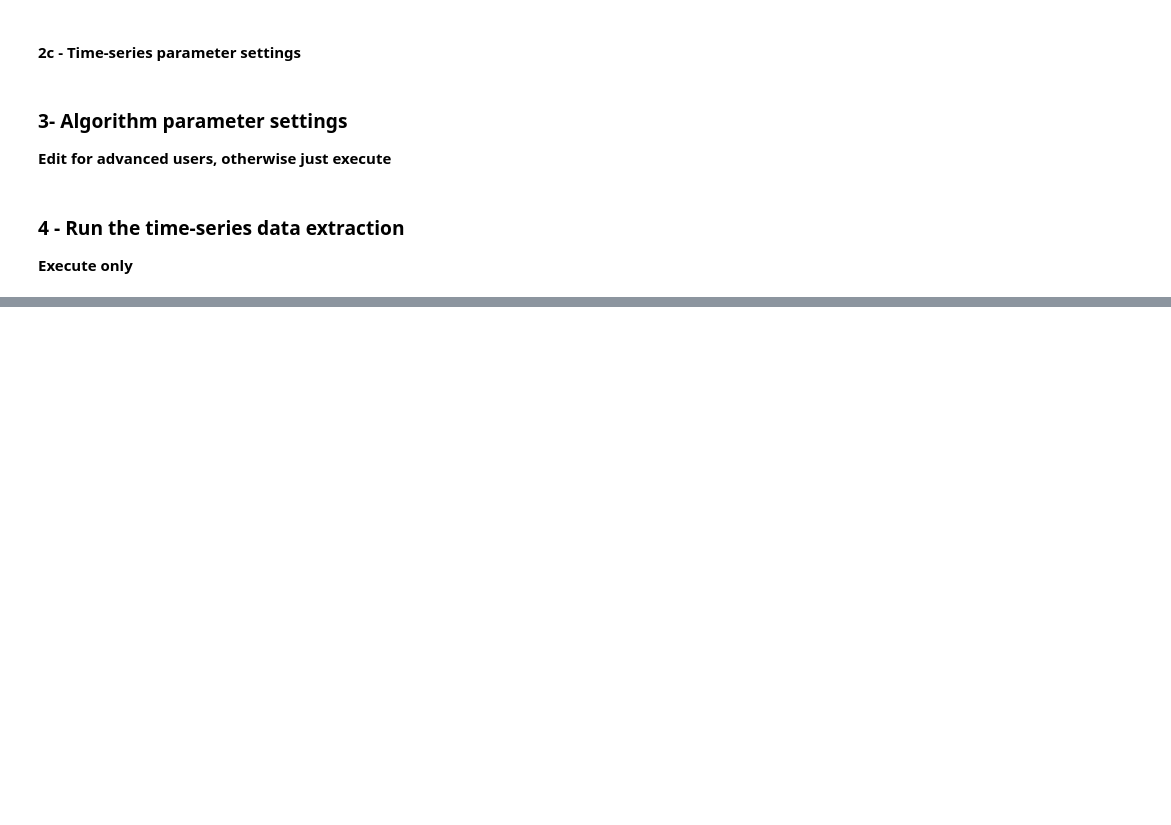
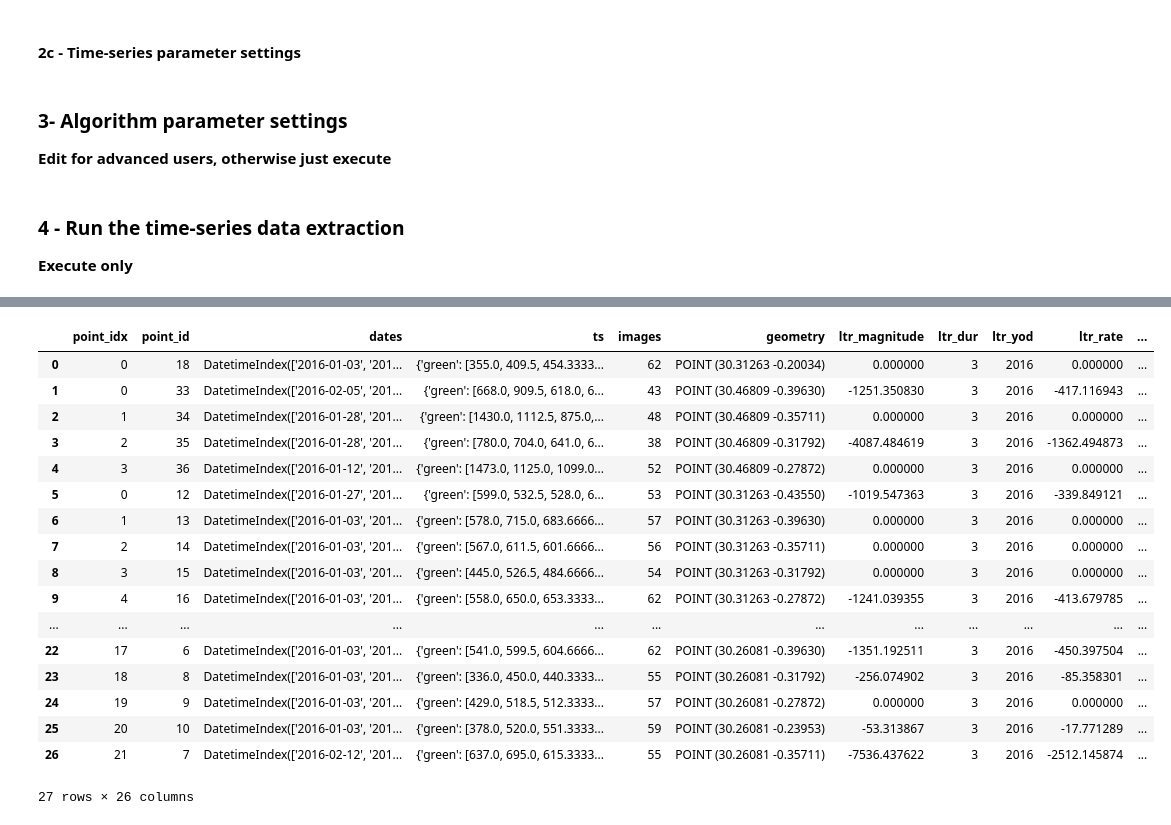
Before and after one commit to lecrabe/sbae_point_analysis_CIV, a Jupyter notebook: 02_extract_ts.ipynb, the cells around one changed output, grey strips where cells are left out. Cells and saved outputs as stored; diff of their text form; code cells hidden in the pictures; blank space fills up the shorter version.

```diff
--- a/02_extract_ts.ipynb
+++ b/02_extract_ts.ipynb
@@ -197,0 +222,22 @@ h.get_change_data(aoi, fc, config_dict)
+# %%
+import pandas as pd
+pd.read_pickle('results_new/results_Landsat_ndfi_2016-01-01_2018-01-01_2020-01-01_0.25.pickle')
+# %% [output]
+|  | point_idx | point_id | dates | ts | images | geometry | ltr_magnitude | ltr_dur | ltr_yod | ltr_rate | ... |
+| 0 | 0 | 18 | DatetimeIndex(['2016-01-03', '201... | {'green': [355.0, 409.5, 454.3333... | 62 | POINT (30.31263 -0.20034) | 0.000000 | 3 | 2016 | 0.000000 | ... |
+| 1 | 0 | 33 | DatetimeIndex(['2016-02-05', '201... | {'green': [668.0, 909.5, 618.0, 6... | 43 | POINT (30.46809 -0.39630) | -1251.350830 | 3 | 2016 | -417.116943 | ... |
+| 2 | 1 | 34 | DatetimeIndex(['2016-01-28', '201... | {'green': [1430.0, 1112.5, 875.0,... | 48 | POINT (30.46809 -0.35711) | 0.000000 | 3 | 2016 | 0.000000 | ... |
+| 3 | 2 | 35 | DatetimeIndex(['2016-01-28', '201... | {'green': [780.0, 704.0, 641.0, 6... | 38 | POINT (30.46809 -0.31792) | -4087.484619 | 3 | 2016 | -1362.494873 | ... |
+| 4 | 3 | 36 | DatetimeIndex(['2016-01-12', '201... | {'green': [1473.0, 1125.0, 1099.0... | 52 | POINT (30.46809 -0.27872) | 0.000000 | 3 | 2016 | 0.000000 | ... |
+| 5 | 0 | 12 | DatetimeIndex(['2016-01-27', '201... | {'green': [599.0, 532.5, 528.0, 6... | 53 | POINT (30.31263 -0.43550) | -1019.547363 | 3 | 2016 | -339.849121 | ... |
+| 6 | 1 | 13 | DatetimeIndex(['2016-01-03', '201... | {'green': [578.0, 715.0, 683.6666... | 57 | POINT (30.31263 -0.39630) | 0.000000 | 3 | 2016 | 0.000000 | ... |
+| 7 | 2 | 14 | DatetimeIndex(['2016-01-03', '201... | {'green': [567.0, 611.5, 601.6666... | 56 | POINT (30.31263 -0.35711) | 0.000000 | 3 | 2016 | 0.000000 | ... |
+| 8 | 3 | 15 | DatetimeIndex(['2016-01-03', '201... | {'green': [445.0, 526.5, 484.6666... | 54 | POINT (30.31263 -0.31792) | 0.000000 | 3 | 2016 | 0.000000 | ... |
+| 9 | 4 | 16 | DatetimeIndex(['2016-01-03', '201... | {'green': [558.0, 650.0, 653.3333... | 62 | POINT (30.31263 -0.27872) | -1241.039355 | 3 | 2016 | -413.679785 | ... |
+| ... | ... | ... | ... | ... | ... | ... | ... | ... | ... | ... | ... |
+| 22 | 17 | 6 | DatetimeIndex(['2016-01-03', '201... | {'green': [541.0, 599.5, 604.6666... | 62 | POINT (30.26081 -0.39630) | -1351.192511 | 3 | 2016 | -450.397504 | ... |
+| 23 | 18 | 8 | DatetimeIndex(['2016-01-03', '201... | {'green': [336.0, 450.0, 440.3333... | 55 | POINT (30.26081 -0.31792) | -256.074902 | 3 | 2016 | -85.358301 | ... |
+| 24 | 19 | 9 | DatetimeIndex(['2016-01-03', '201... | {'green': [429.0, 518.5, 512.3333... | 57 | POINT (30.26081 -0.27872) | 0.000000 | 3 | 2016 | 0.000000 | ... |
+| 25 | 20 | 10 | DatetimeIndex(['2016-01-03', '201... | {'green': [378.0, 520.0, 551.3333... | 59 | POINT (30.26081 -0.23953) | -53.313867 | 3 | 2016 | -17.771289 | ... |
+| 26 | 21 | 7 | DatetimeIndex(['2016-02-12', '201... | {'green': [637.0, 695.0, 615.3333... | 55 | POINT (30.26081 -0.35711) | -7536.437622 | 3 | 2016 | -2512.145874 | ... |
+27 rows × 26 columns
```
Also changed, not shown: parts of 5 cells of this notebook, 9 other files.
